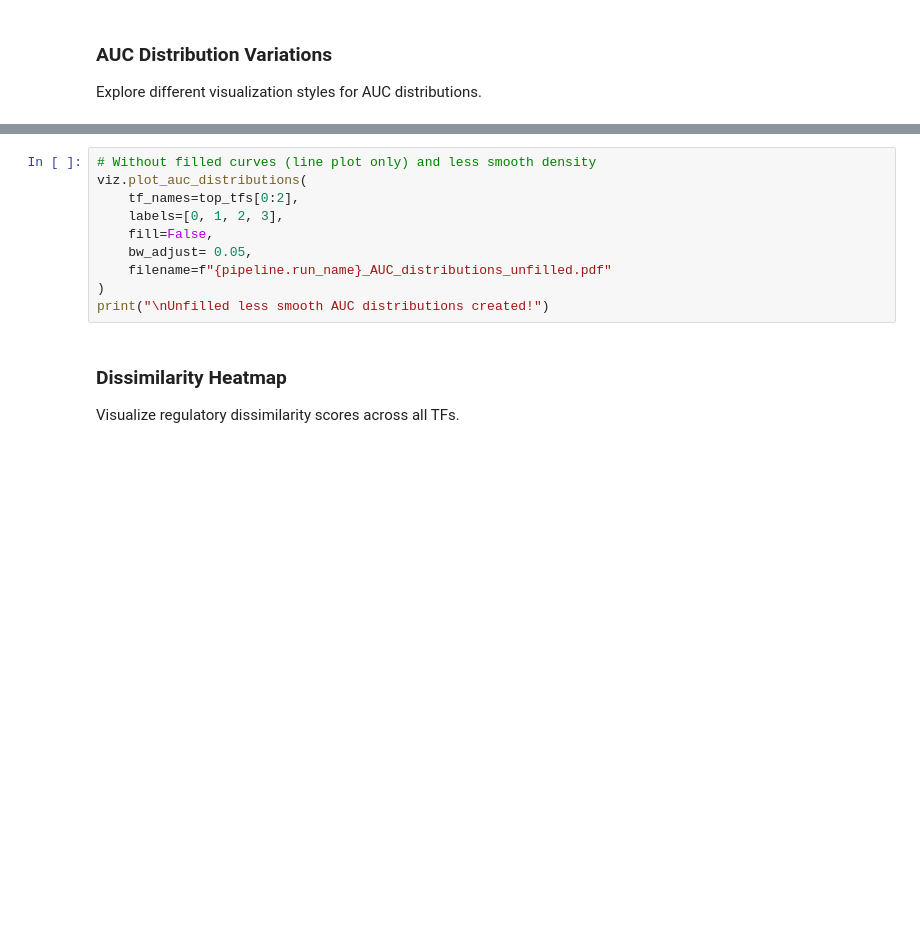
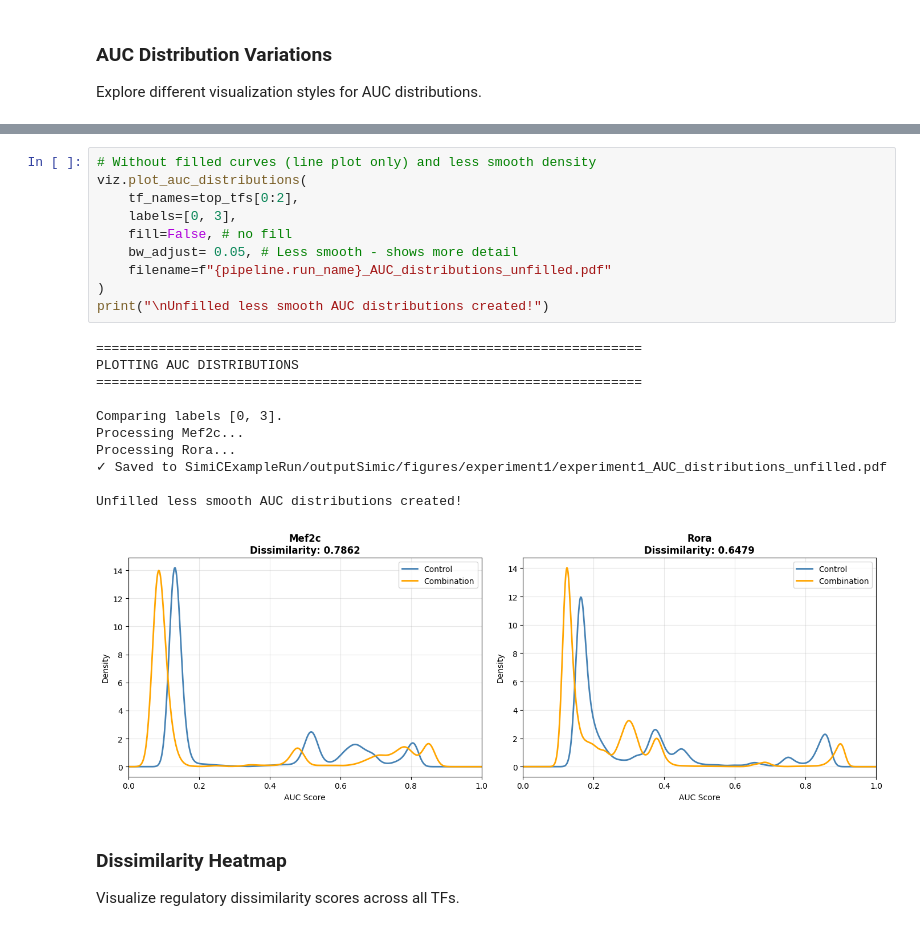
Before and after one commit to ML4BM-Lab/SimiCPipeline, a Jupyter notebook: notebooks/Tutorial_SimiCPipeline_full.ipynb, the cells around one changed output, grey strips where cells are left out. Drawn from its saved outputs; the diff is of its cells as text; blank space fills up the shorter version.

```diff
--- a/notebooks/Tutorial_SimiCPipeline_full.ipynb
+++ b/notebooks/Tutorial_SimiCPipeline_full.ipynb
@@ -373,13 +625,25 @@ print("\nFilled light and smooth AUC distributions created!")
 # %%
 # Without filled curves (line plot only) and less smooth density
 viz.plot_auc_distributions(
     tf_names=top_tfs[0:2],
-    labels=[0, 1, 2, 3],
-    fill=False,
-    bw_adjust= 0.05,
+    labels=[0, 3],
+    fill=False, # no fill
+    bw_adjust= 0.05, # Less smooth - shows more detail
     filename=f"{pipeline.run_name}_AUC_distributions_unfilled.pdf"
 )
 print("\nUnfilled less smooth AUC distributions created!")
+# %% [output]
+======================================================================
+PLOTTING AUC DISTRIBUTIONS
+======================================================================
+
+Comparing labels [0, 3].
+Processing Mef2c...
+Processing Rora...
+✓ Saved to SimiCExampleRun/outputSimic/figures/experiment1/experiment1_AUC_distributions_unfilled.pdf
+
+Unfilled less smooth AUC distributions created!
+[figure, added]
 # %% [markdown]
 ### Dissimilarity Heatmap
 
```
Also changed, not shown: parts of 42 cells of this notebook, 4 other files.
